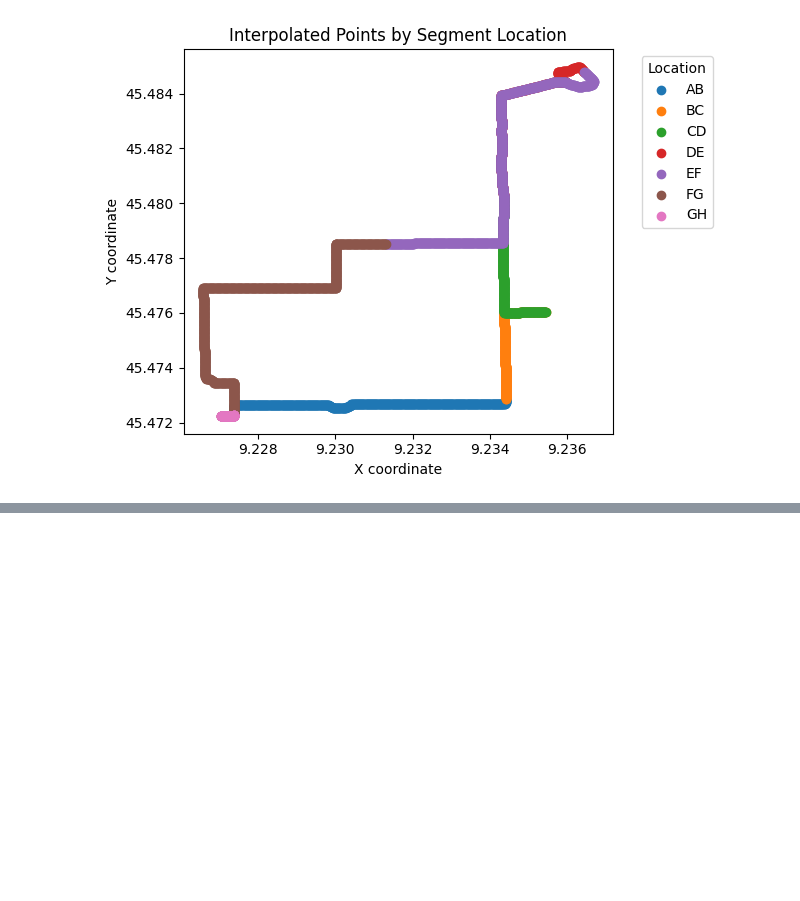
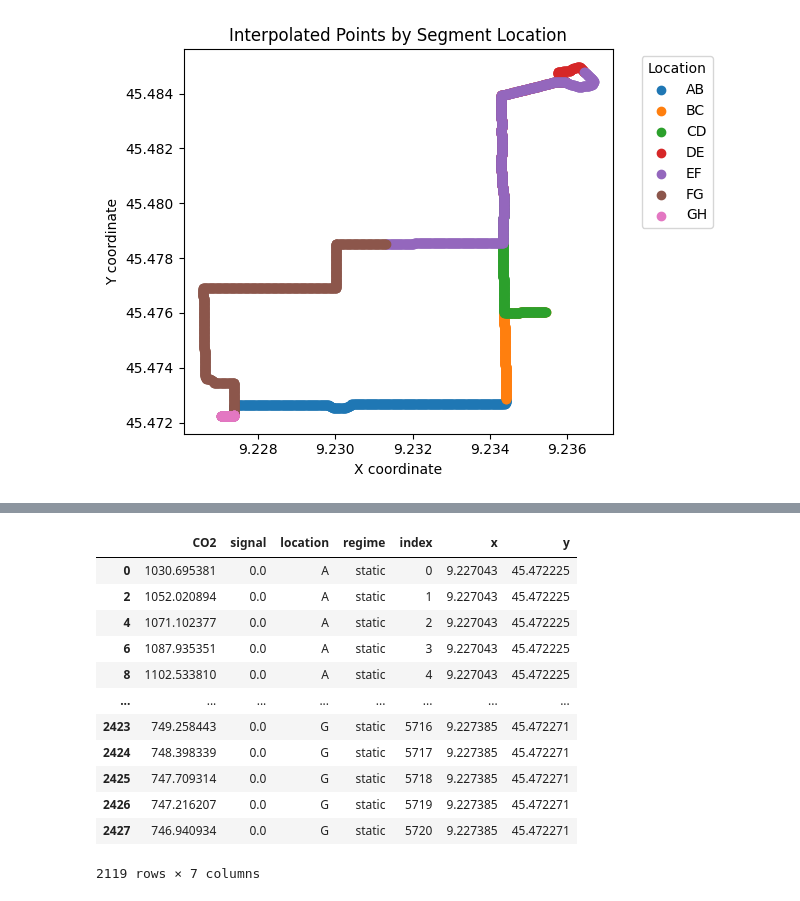
Before and after one commit to vitorbborges/ANTHEM, a Jupyter notebook: src/geolocate.ipynb, the cells around one changed output, grey strips where cells are left out. Saved outputs shown, nothing was run; the diff lists cells and outputs as text; code cells hidden in the pictures; blank space fills up the shorter version.

Commit message:
geolocation work
approximate cooordinates are set for every point. (ready to perform
Kriging model analysis)

```diff
--- a/src/geolocate.ipynb
+++ b/src/geolocate.ipynb
@@ -27,5 +38,5 @@ Considerscipy.io.matlab._mio5.varmats_from_mat to split file into single variabl
 # %%
-kmz_path = '../data/route.kmz'
+kmz_path = '../data/raw_data/route.kmz'
 
 # Create a temporary directory
 with tempfile.TemporaryDirectory() as tmpdir:
@@ -184,3 +195,10 @@ plt.tight_layout()
 plt.show()
 # %% [output]
 [figure]
+# %%
+points_df = gdf.drop(0)
+points_df["location"] = points_df["Name"].str[0]
+points_df["x"] = points_df.geometry.x
+points_df["y"] = points_df.geometry.y
+points_df.drop(columns=["Name", "Description", "geometry"], inplace=True)
+points_df
@@ -186,0 +215,18 @@ plt.show()
+# %%
+S_static = data[data["regime"] == "static"]
+S_static = S_static.merge(points_df, on="location", how="left").drop_duplicates()
+S_static
+# %% [output]
+|  | CO2 | signal | location | regime | index | x | y |
+| 0 | 1030.695381 | 0.0 | A | static | 0 | 9.227043 | 45.472225 |
+| 2 | 1052.020894 | 0.0 | A | static | 1 | 9.227043 | 45.472225 |
+| 4 | 1071.102377 | 0.0 | A | static | 2 | 9.227043 | 45.472225 |
+| 6 | 1087.935351 | 0.0 | A | static | 3 | 9.227043 | 45.472225 |
+| 8 | 1102.533810 | 0.0 | A | static | 4 | 9.227043 | 45.472225 |
+| ... | ... | ... | ... | ... | ... | ... | ... |
+| 2423 | 749.258443 | 0.0 | G | static | 5716 | 9.227385 | 45.472271 |
+| 2424 | 748.398339 | 0.0 | G | static | 5717 | 9.227385 | 45.472271 |
+| 2425 | 747.709314 | 0.0 | G | static | 5718 | 9.227385 | 45.472271 |
+| 2426 | 747.216207 | 0.0 | G | static | 5719 | 9.227385 | 45.472271 |
+| 2427 | 746.940934 | 0.0 | G | static | 5720 | 9.227385 | 45.472271 |
+2119 rows × 7 columns
```
Also changed, not shown: parts of 11 cells of this notebook, 1 other file.
